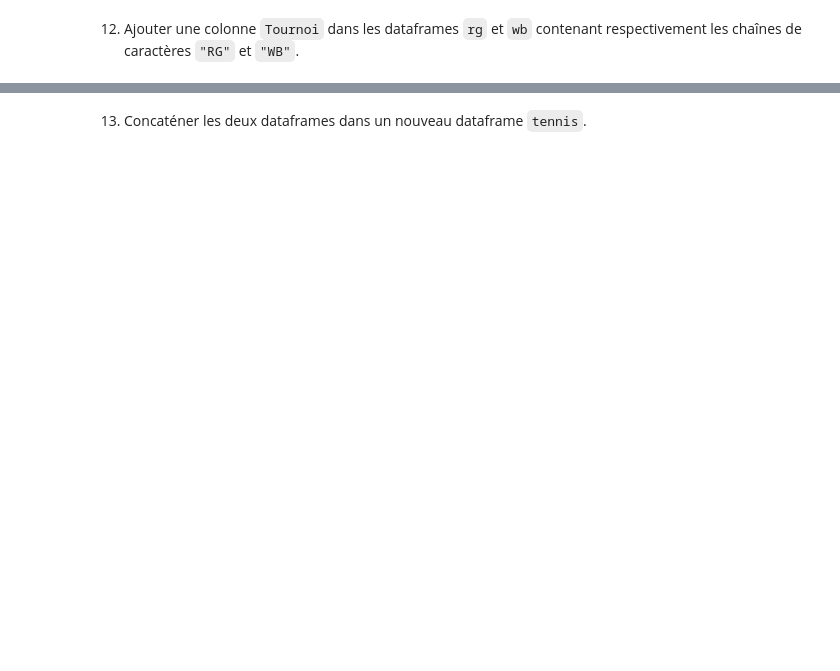
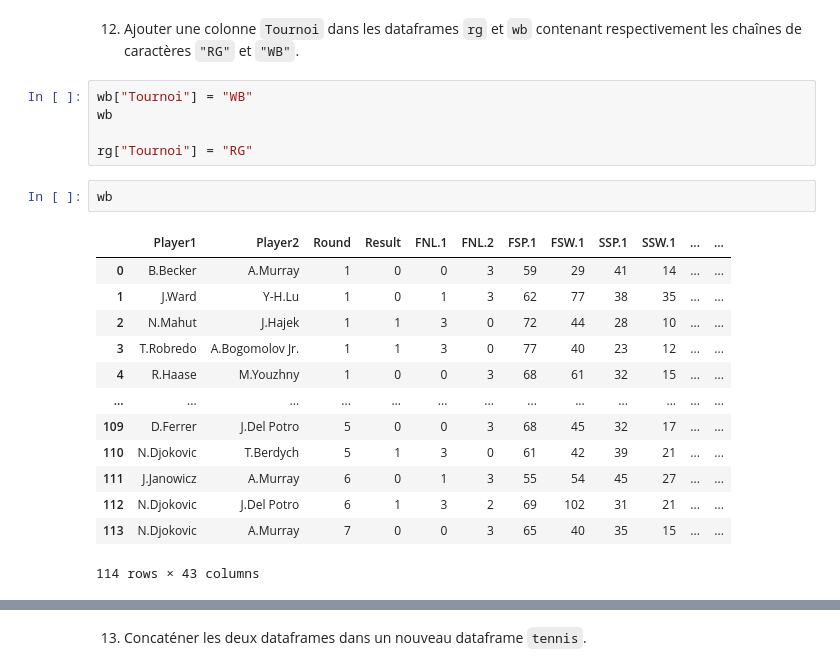
Before and after one commit to NoeMeri/test_certif_vdiff, a Jupyter notebook: notebooks/02_pandas_2.ipynb, the cells around one changed output, grey strips where cells are left out. Saved outputs shown, nothing was run; the diff lists cells and outputs as text; blank space fills up the shorter version.

```diff
--- a/notebooks/02_pandas_2.ipynb
+++ b/notebooks/02_pandas_2.ipynb
@@ -108,2 +141,23 @@ Length: 127, dtype: object
 # %% [markdown]
 12. Ajouter une colonne `Tournoi` dans les dataframes `rg` et `wb` contenant respectivement les chaînes de caractères `"RG"` et `"WB"`.
+# %%
+wb["Tournoi"] = "WB"
+wb
+
+rg["Tournoi"] = "RG"
+# %%
+wb
+# %% [output]
+|  | Player1 | Player2 | Round | Result | FNL.1 | FNL.2 | FSP.1 | FSW.1 | SSP.1 | SSW.1 | ... | ... |
+| 0 | B.Becker | A.Murray | 1 | 0 | 0 | 3 | 59 | 29 | 41 | 14 | ... | ... |
+| 1 | J.Ward | Y-H.Lu | 1 | 0 | 1 | 3 | 62 | 77 | 38 | 35 | ... | ... |
+| 2 | N.Mahut | J.Hajek | 1 | 1 | 3 | 0 | 72 | 44 | 28 | 10 | ... | ... |
+| 3 | T.Robredo | A.Bogomolov Jr. | 1 | 1 | 3 | 0 | 77 | 40 | 23 | 12 | ... | ... |
+| 4 | R.Haase | M.Youzhny | 1 | 0 | 0 | 3 | 68 | 61 | 32 | 15 | ... | ... |
+| ... | ... | ... | ... | ... | ... | ... | ... | ... | ... | ... | ... | ... |
+| 109 | D.Ferrer | J.Del Potro | 5 | 0 | 0 | 3 | 68 | 45 | 32 | 17 | ... | ... |
+| 110 | N.Djokovic | T.Berdych | 5 | 1 | 3 | 0 | 61 | 42 | 39 | 21 | ... | ... |
+| 111 | J.Janowicz | A.Murray | 6 | 0 | 1 | 3 | 55 | 54 | 45 | 27 | ... | ... |
+| 112 | N.Djokovic | J.Del Potro | 6 | 1 | 3 | 2 | 69 | 102 | 31 | 21 | ... | ... |
+| 113 | N.Djokovic | A.Murray | 7 | 0 | 0 | 3 | 65 | 40 | 35 | 15 | ... | ... |
+114 rows × 43 columns
```
Also changed, not shown: parts of 12 cells of this notebook, 1 other file.
